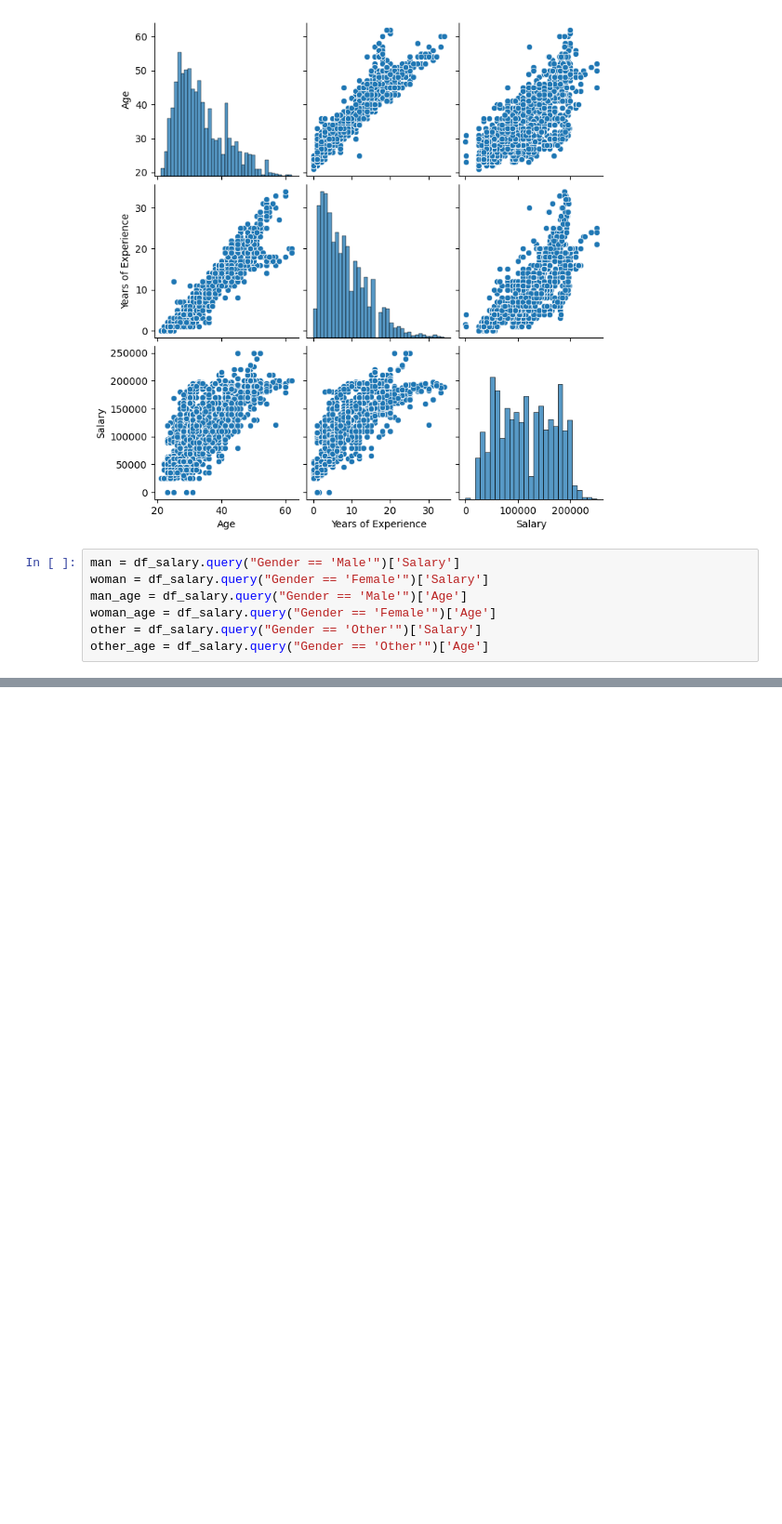
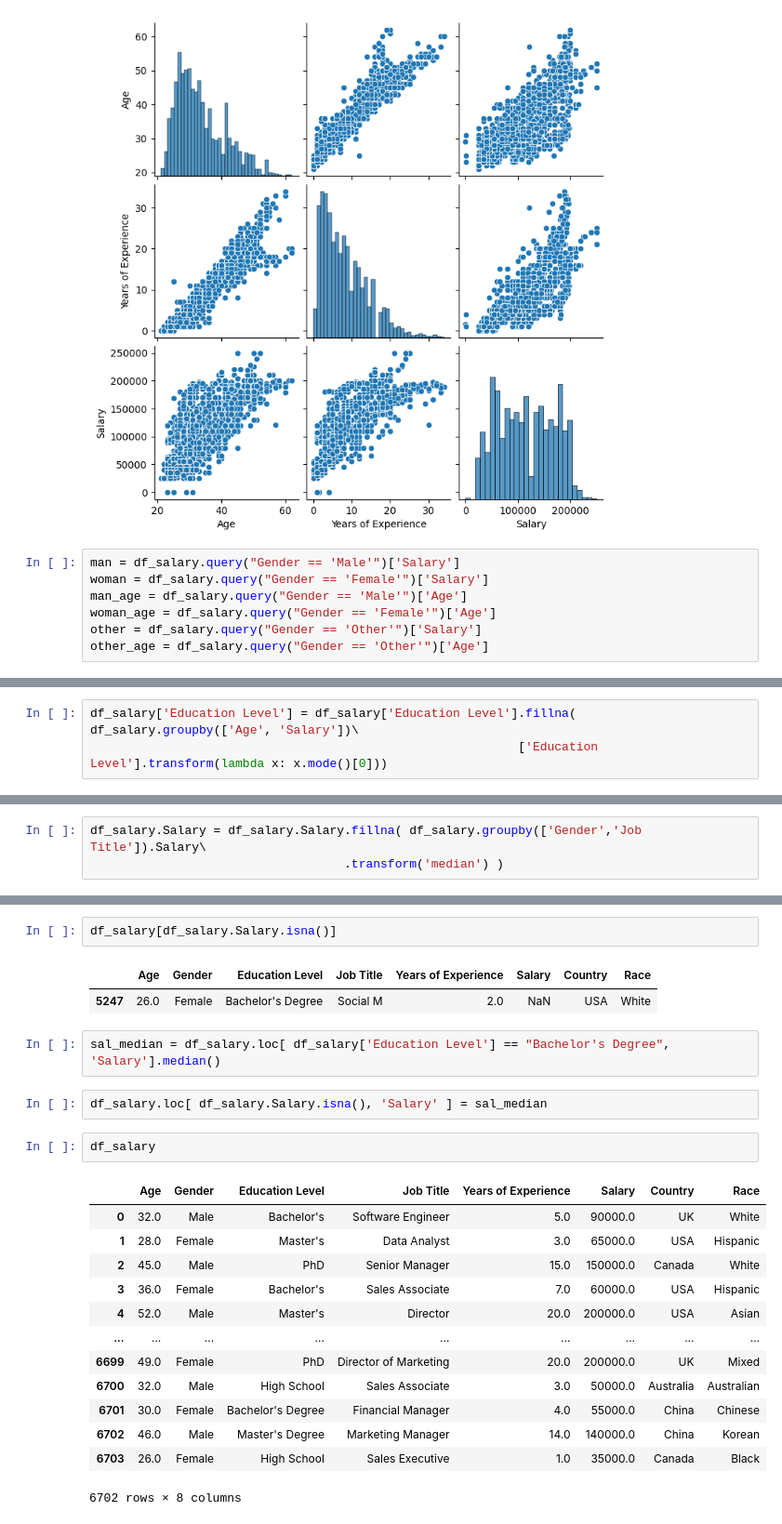
Before and after one commit to Shu69O/Shu, a Jupyter notebook: analyst_practical_dz_EDA_визуализация_данных.ipynb, the cells around one changed output, grey strips where cells are left out. Shown at 93% size. Saved outputs shown, nothing was run; the diff lists cells and outputs as text; blank space fills up the shorter version.

```diff
--- a/analyst_practical_dz_EDA_визуализация_данных.ipynb
+++ b/analyst_practical_dz_EDA_визуализация_данных.ipynb
@@ -206,0 +309,3 @@ plt.show()
+# %%
+df_salary['Education Level'] = df_salary['Education Level'].fillna( df_salary.groupby(['Age', 'Salary'])\
+                                                           ['Education Level'].transform(lambda x: x.mode()[0]))
@@ -206,0 +362,3 @@ plt.show()
+# %%
+df_salary.Salary = df_salary.Salary.fillna( df_salary.groupby(['Gender','Job Title']).Salary\
+                                   .transform('median') )
@@ -206,0 +419,25 @@ plt.show()
+# %%
+df_salary[df_salary.Salary.isna()]
+# %% [output]
+|  | Age | Gender | Education Level | Job Title | Years of Experience | Salary | Country | Race |
+| 5247 | 26.0 | Female | Bachelor's Degree | Social M | 2.0 | NaN | USA | White |
+# %%
+sal_median = df_salary.loc[ df_salary['Education Level'] == "Bachelor's Degree", 'Salary'].median()
+# %%
+df_salary.loc[ df_salary.Salary.isna(), 'Salary' ] = sal_median
+# %%
+df_salary
+# %% [output]
+|  | Age | Gender | Education Level | Job Title | Years of Experience | Salary | Country | Race |
+| 0 | 32.0 | Male | Bachelor's | Software Engineer | 5.0 | 90000.0 | UK | White |
+| 1 | 28.0 | Female | Master's | Data Analyst | 3.0 | 65000.0 | USA | Hispanic |
+| 2 | 45.0 | Male | PhD | Senior Manager | 15.0 | 150000.0 | Canada | White |
+| 3 | 36.0 | Female | Bachelor's | Sales Associate | 7.0 | 60000.0 | USA | Hispanic |
+| 4 | 52.0 | Male | Master's | Director | 20.0 | 200000.0 | USA | Asian |
+| ... | ... | ... | ... | ... | ... | ... | ... | ... |
+| 6699 | 49.0 | Female | PhD | Director of Marketing | 20.0 | 200000.0 | UK | Mixed |
+| 6700 | 32.0 | Male | High School | Sales Associate | 3.0 | 50000.0 | Australia | Australian |
+| 6701 | 30.0 | Female | Bachelor's Degree | Financial Manager | 4.0 | 55000.0 | China | Chinese |
+| 6702 | 46.0 | Male | Master's Degree | Marketing Manager | 14.0 | 140000.0 | China | Korean |
+| 6703 | 26.0 | Female | High School | Sales Executive | 1.0 | 35000.0 | Canada | Black |
+6702 rows × 8 columns
```
Also changed, not shown: parts of 41 cells of this notebook.
